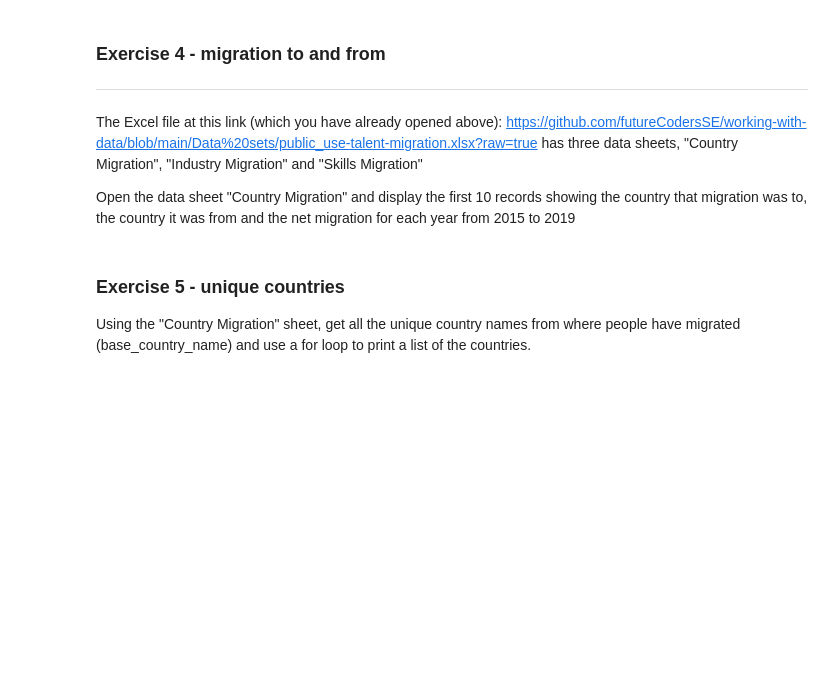
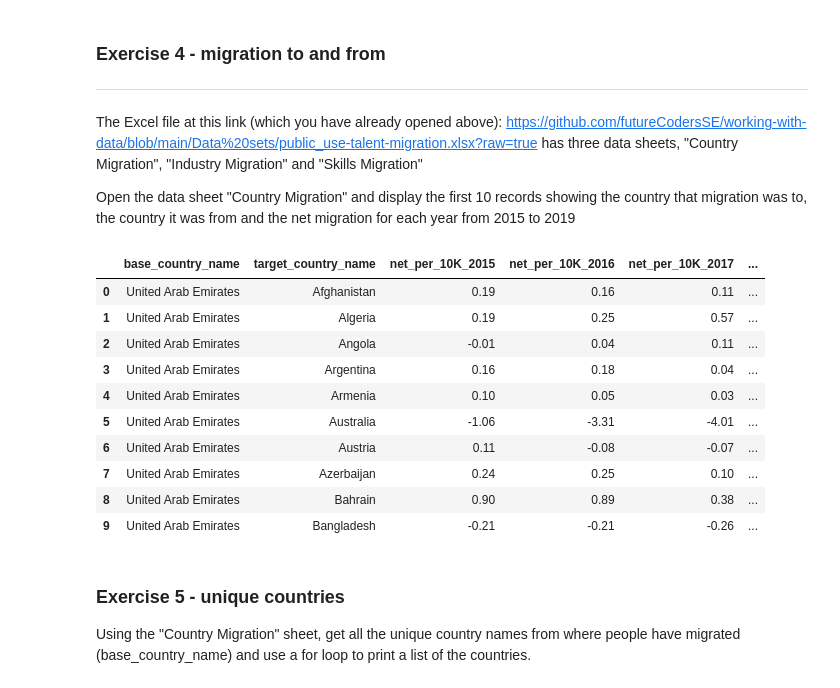
Before and after one commit to lemonxcola/datasci, a Jupyter notebook: Interrogating_dataframes.ipynb, the cells around one changed output. Drawn from its saved outputs; the diff is of its cells as text; code cells hidden in the pictures; blank space fills up the shorter version.

```diff
--- a/Interrogating_dataframes.ipynb
+++ b/Interrogating_dataframes.ipynb
@@ -106,8 +106,20 @@ Open the data sheet "Country Migration" and display the first 10 records showing
 # %%
 import pandas as pd
 url = "https://github.com/futureCodersSE/working-with-data/blob/main/Data%20sets/public_use-talent-migration.xlsx?raw=true"
 df = pd.read_excel(url, sheet_name="Country Migration")
-df[['base_country','target-']].head(10)
+df[['base_country_name','target_country_name','net_per_10K_2015','net_per_10K_2016','net_per_10K_2017','net_per_10K_2018','net_per_10K_2019']].head(10)
+# %% [output]
+|  | base_country_name | target_country_name | net_per_10K_2015 | net_per_10K_2016 | net_per_10K_2017 | ... |
+| 0 | United Arab Emirates | Afghanistan | 0.19 | 0.16 | 0.11 | ... |
+| 1 | United Arab Emirates | Algeria | 0.19 | 0.25 | 0.57 | ... |
+| 2 | United Arab Emirates | Angola | -0.01 | 0.04 | 0.11 | ... |
+| 3 | United Arab Emirates | Argentina | 0.16 | 0.18 | 0.04 | ... |
+| 4 | United Arab Emirates | Armenia | 0.10 | 0.05 | 0.03 | ... |
+| 5 | United Arab Emirates | Australia | -1.06 | -3.31 | -4.01 | ... |
+| 6 | United Arab Emirates | Austria | 0.11 | -0.08 | -0.07 | ... |
+| 7 | United Arab Emirates | Azerbaijan | 0.24 | 0.25 | 0.10 | ... |
+| 8 | United Arab Emirates | Bahrain | 0.90 | 0.89 | 0.38 | ... |
+| 9 | United Arab Emirates | Bangladesh | -0.21 | -0.21 | -0.26 | ... |
 # %% [markdown]
 ### Exercise 5 - unique countries
 
```
Also changed, not shown: parts of 2 cells of this notebook.
